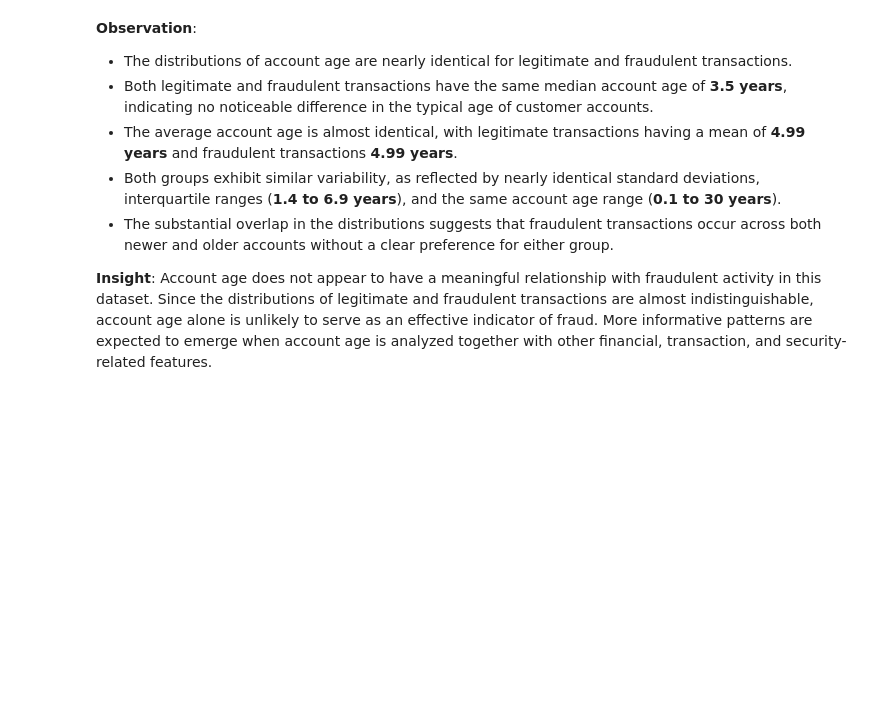
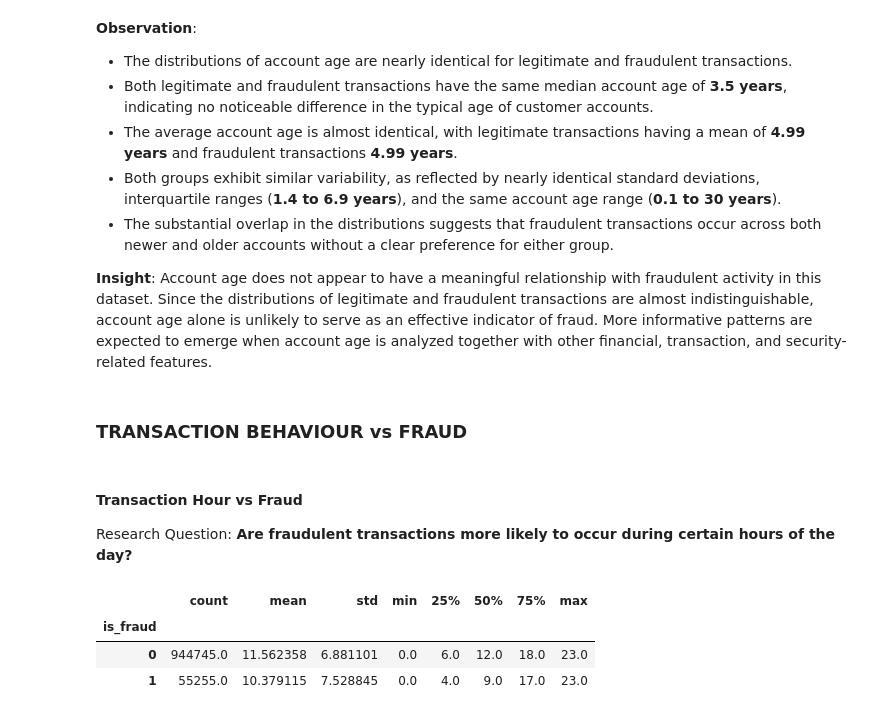
Before and after one commit to abhi-saurav-saroya/bank-fraud-eda, a Jupyter notebook: notebooks/02_exploratory_data_analysis.ipynb, the cells around one changed output. Drawn from its saved outputs; the diff is of its cells as text; code cells hidden in the pictures; blank space fills up the shorter version.

```diff
--- a/notebooks/02_exploratory_data_analysis.ipynb
+++ b/notebooks/02_exploratory_data_analysis.ipynb
@@ -1675,3 +1675,16 @@ plt.show()
 - The substantial overlap in the distributions suggests that fraudulent transactions occur across both newer and older accounts without a clear preference for either group.
 
 **Insight**: Account age does not appear to have a meaningful relationship with fraudulent activity in this dataset. Since the distributions of legitimate and fraudulent transactions are almost indistinguishable, account age alone is unlikely to serve as an effective indicator of fraud. More informative patterns are expected to emerge when account age is analyzed together with other financial, transaction, and security-related features.
+# %% [markdown]
+### TRANSACTION BEHAVIOUR vs FRAUD
+# %% [markdown]
+#### Transaction Hour vs Fraud
+
+Research Question: **Are fraudulent transactions more likely to occur during certain hours of the day?**
+# %%
+df.groupby("is_fraud")["hour_of_day"].describe()
+# %% [output]
+|  | count | mean | std | min | 25% | 50% | 75% | max |
+| is_fraud |  |  |  |  |  |  |  |  |
+| 0 | 944745.0 | 11.562358 | 6.881101 | 0.0 | 6.0 | 12.0 | 18.0 | 23.0 |
+| 1 | 55255.0 | 10.379115 | 7.528845 | 0.0 | 4.0 | 9.0 | 17.0 | 23.0 |
```
Also changed, not shown: parts of 3 cells of this notebook.
